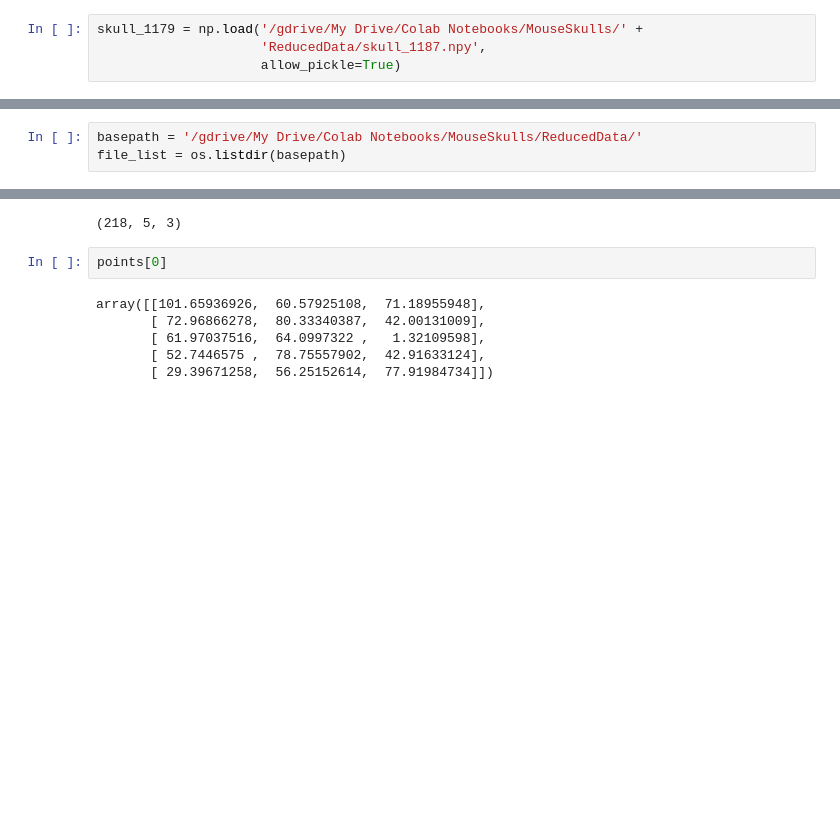
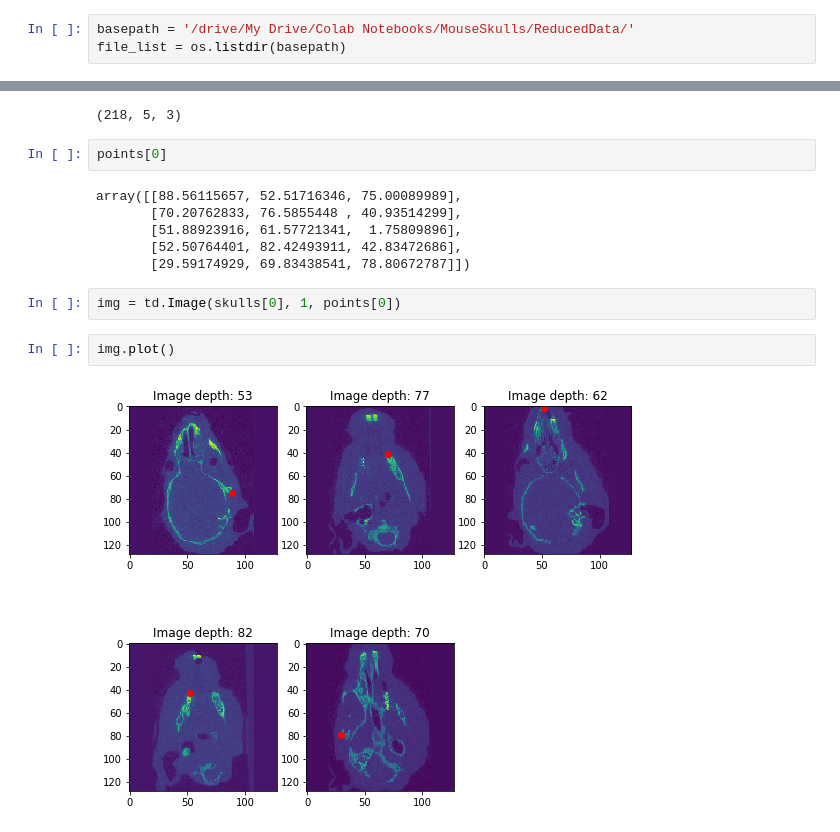
Before and after one commit to kailukowiak/DATA602_Final_Project, a Jupyter notebook: MouseSkullKPD.ipynb, the cells around one changed output, grey strips where cells are left out. Saved outputs shown, nothing was run; the diff lists cells and outputs as text; blank space fills up the shorter version.

```diff
--- a/MouseSkullKPD.ipynb
+++ b/MouseSkullKPD.ipynb
@@ -16,4 +33,3 @@ Drive already mounted at /gdrive; to attempt to forcibly remount, call drive.mou
 # %%
-skull_1179 = np.load('/gdrive/My Drive/Colab Notebooks/MouseSkulls/' +
-                     'ReducedData/skull_1187.npy',
-                     allow_pickle=True)
+basepath = '/drive/My Drive/Colab Notebooks/MouseSkulls/ReducedData/'
+file_list = os.listdir(basepath)
@@ -28,6 +36,3 @@ skull_1179[1].shape
-# %%
-basepath = '/gdrive/My Drive/Colab Notebooks/MouseSkulls/ReducedData/'
-file_list = os.listdir(basepath)
 # %%
 skulls = []
 points = []
@@ -50,8 +55,14 @@ points.shape
 # %%
 points[0]
 # %% [output]
-array([[101.65936926,  60.57925108,  71.18955948],
-       [ 72.96866278,  80.33340387,  42.00131009],
-       [ 61.97037516,  64.0997322 ,   1.32109598],
-       [ 52.7446575 ,  78.75557902,  42.91633124],
-       [ 29.39671258,  56.25152614,  77.91984734]])
+array([[88.56115657, 52.51716346, 75.00089989],
+       [70.20762833, 76.5855448 , 40.93514299],
+       [51.88923916, 61.57721341,  1.75809896],
+       [52.50764401, 82.42493911, 42.83472686],
+       [29.59174929, 69.83438541, 78.80672787]])
+# %%
+img = td.Image(skulls[0], 1, points[0])
+# %%
+img.plot()
+# %% [output]
+[figure, added]
```
Also changed, not shown: parts of 23 cells of this notebook.
